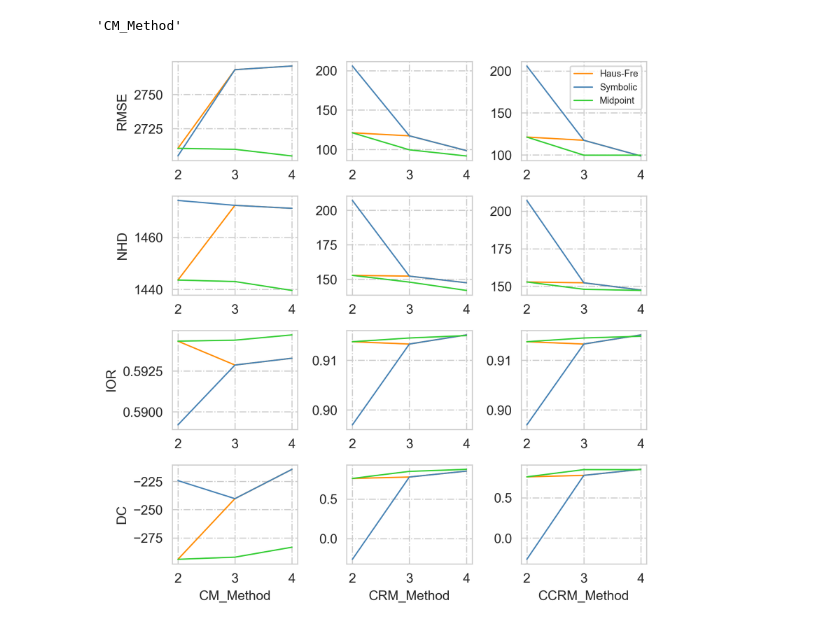
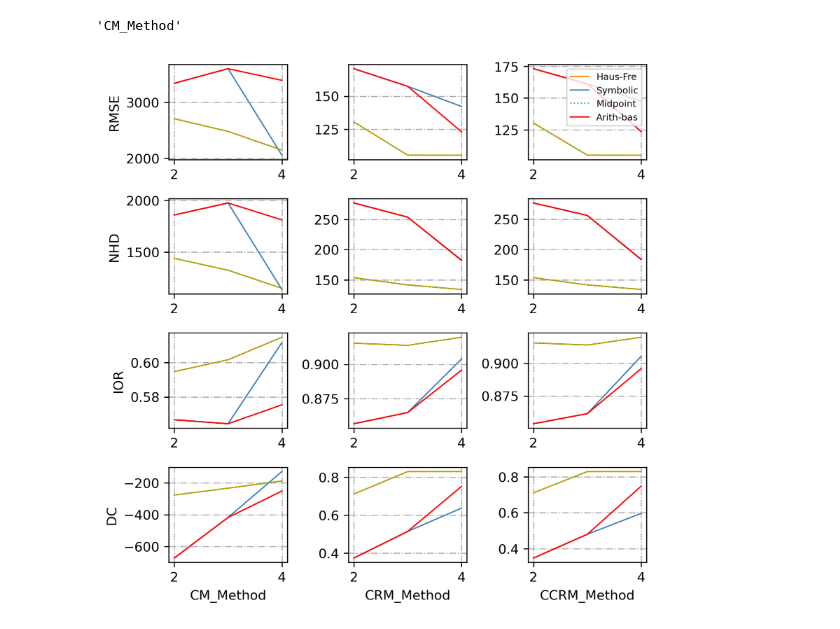
Before and after one commit to kxlkxl1999/ZKRP, a Jupyter notebook: regression.ipynb, the cells around one changed output. Drawn from its saved outputs; the diff is of its cells as text; code cells hidden in the pictures.

```diff
--- a/regression.ipynb
+++ b/regression.ipynb
@@ -31,11 +31,11 @@ x1_c = x1_l/2 + x1_u/2
 x2_l = data['a3'].values
 x2_u = data['b3'].values
 x2_c = x2_l/2 + x2_u/2
-x3_l = data['a4'].values
-x3_u = data['b4'].values
+x3_l = np.log(data['a4'].values)
+x3_u = np.log(data['b4'].values)
 x3_c = x3_l/2 + x3_u/2
-x4_l = data['a5'].values
-x4_u = data['b5'].values
+x4_l = np.log(data['a5'].values)
+x4_u = np.log(data['b5'].values)
 x4_c = x4_l/2 + x4_u/2
 
 ## 变量太少，将nu变量随机Musk, 作为自变量
@@ -74,3 +74,4 @@ x_list = [np.vstack((x1_l, x1_u)).T,np.vstack((x2_l, x2_u)).T,np.vstack((x3_l, x
 cor_hf = [frechet_correlation(i, np.hstack((y_l, y_u))) for i in x_list]
 cor_s = [frechet_correlation(i, np.hstack((y_l, y_u)), method='symbolic') for i in x_list]
 cor_mp = [frechet_correlation(i, np.hstack((y_l, y_u)), method='midpoint') for i in x_list]
+cor_ab = [frechet_correlation(i, np.hstack((y_l, y_u)), method='arithmetic-based') for i in x_list]
@@ -83,4 +128,7 @@ x_s_r = x_r[:,np.argsort(-np.abs(cor_s)).tolist()]
 
 x_mp_c = x_c[:,np.argsort(-np.abs(cor_mp)).tolist()]
 x_mp_r = x_r[:,np.argsort(-np.abs(cor_mp)).tolist()]
+
+x_ab_c = x_c[:,np.argsort(-np.abs(cor_ab)).tolist()]
+x_ab_r = x_r[:,np.argsort(-np.abs(cor_ab)).tolist()]
 # %%
@@ -107,6 +155,7 @@ for i in range(len(evallist)):
         y_h = []
         y_s = []
         y_m = []
+        y_a = []
         for k in var_num:
             xx_hf_c = x_hf_c[:, 0:k]
             xx_hf_r = x_hf_r[:, 0:k]
@@ -114,6 +163,8 @@ for i in range(len(evallist)):
             xx_s_r = x_s_r[:, 0:k]
             xx_mp_c = x_mp_c[:, 0:k]
             xx_mp_r = x_mp_r[:, 0:k]
+            xx_ab_c = x_ab_c[:, 0:k]
+            xx_ab_r = x_ab_r[:, 0:k]
             if reglist[j] == CM_Method:
                 beta_hf = CM_Method(xx_hf_c, y_c)
                 yhat_hf_c = predict(xx_hf_c, beta_hf)
@@ -126,39 +177,50 @@ for i in range(len(evallist)):
                 beta_mp = CM_Method(xx_mp_c, y_c)
                 yhat_mp_c = predict(xx_mp_c, beta_mp)
                 yhat_mp_r = predict(xx_mp_r, beta_mp)
+
+                beta_ab = CM_Method(xx_ab_c, y_c)
+                yhat_ab_c = predict(xx_ab_c, beta_ab)
+                yhat_ab_r = predict(xx_ab_r, beta_ab)
             else:
                 beta_hf_c, beta_hf_r = reglist[j](xx_hf_c, y_c, xx_hf_r, y_r)
                 yhat_hf_c = predict(xx_hf_c, beta_hf_c)
                 yhat_hf_r = predict(xx_hf_r, beta_hf_r)
 
                 beta_s_c, beta_s_r = reglist[j](xx_s_c, y_c, xx_s_r, y_r)
                 yhat_s_c = predict(xx_s_c, beta_s_c)
                 yhat_s_r = predict(xx_s_r, beta_s_r)
 
                 beta_mp_c, beta_mp_r = reglist[j](xx_mp_c, y_c, xx_mp_r, y_r)
                 yhat_mp_c = predict(xx_mp_c, beta_mp_c)
                 yhat_mp_r = predict(xx_mp_r, beta_mp_r)
+
+                beta_ab_c, beta_ab_r = reglist[j](xx_ab_c, y_c, xx_ab_r, y_r)
+                yhat_ab_c = predict(xx_ab_c, beta_ab_c)
+                yhat_ab_r = predict(xx_ab_r, beta_ab_r)
+
             y_h.append(eval(yhat_hf_c, yhat_hf_r, y_c, y_r, method=evallist[i]))
             y_s.append(eval(yhat_s_c, yhat_s_r, y_c, y_r, method=evallist[i]))
             y_m.append(eval(yhat_mp_c, yhat_mp_r, y_c, y_r, method=evallist[i]))
+            y_a.append(eval(yhat_ab_c, yhat_ab_r, y_c, y_r, method=evallist[i]))
 
         axes[i, j].plot(var_num, y_h, lw=1, label='Haus-Fre', color='darkorange')
         axes[i, j].plot(var_num, y_s, lw=1, label='Symbolic', color='steelblue')
-        axes[i, j].plot(var_num, y_m, lw=1, label='Midpoint', color='limegreen')
+        axes[i, j].plot(var_num, y_m, lw=1, label='Midpoint', color='limegreen', ls=':')
+        axes[i, j].plot(var_num, y_a, lw=1, label='Arith-bas', color='red')
 
         if i == 3:
             axes[i, j].set_xlabel(reglist[j].__name__)
         if j == 0:
             axes[i, j].set_ylabel(evallist[i])
         axes[i, j].grid(True, ls='-.')
 
         if i==0 and j ==2:
             axes[i, j].legend(loc='upper right', fontsize=7)
 
 # plt.legend(loc='best')
 plt.tight_layout()
 plt.show()
 # %% [output]
-[figure, old version]
+[figure, new version]
 # %%
 plt.close()
```
Also changed, not shown: parts of 6 cells of this notebook, 1 other file.
